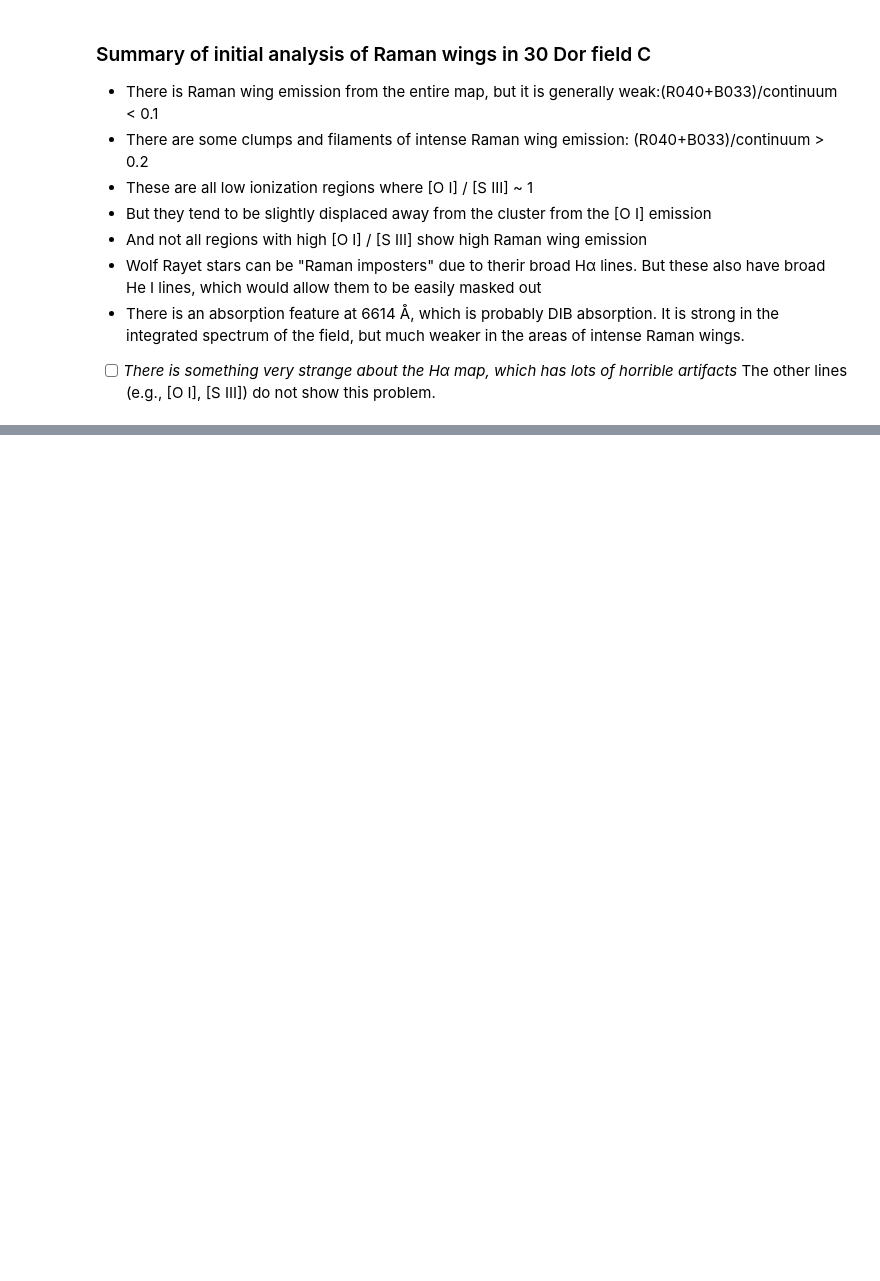
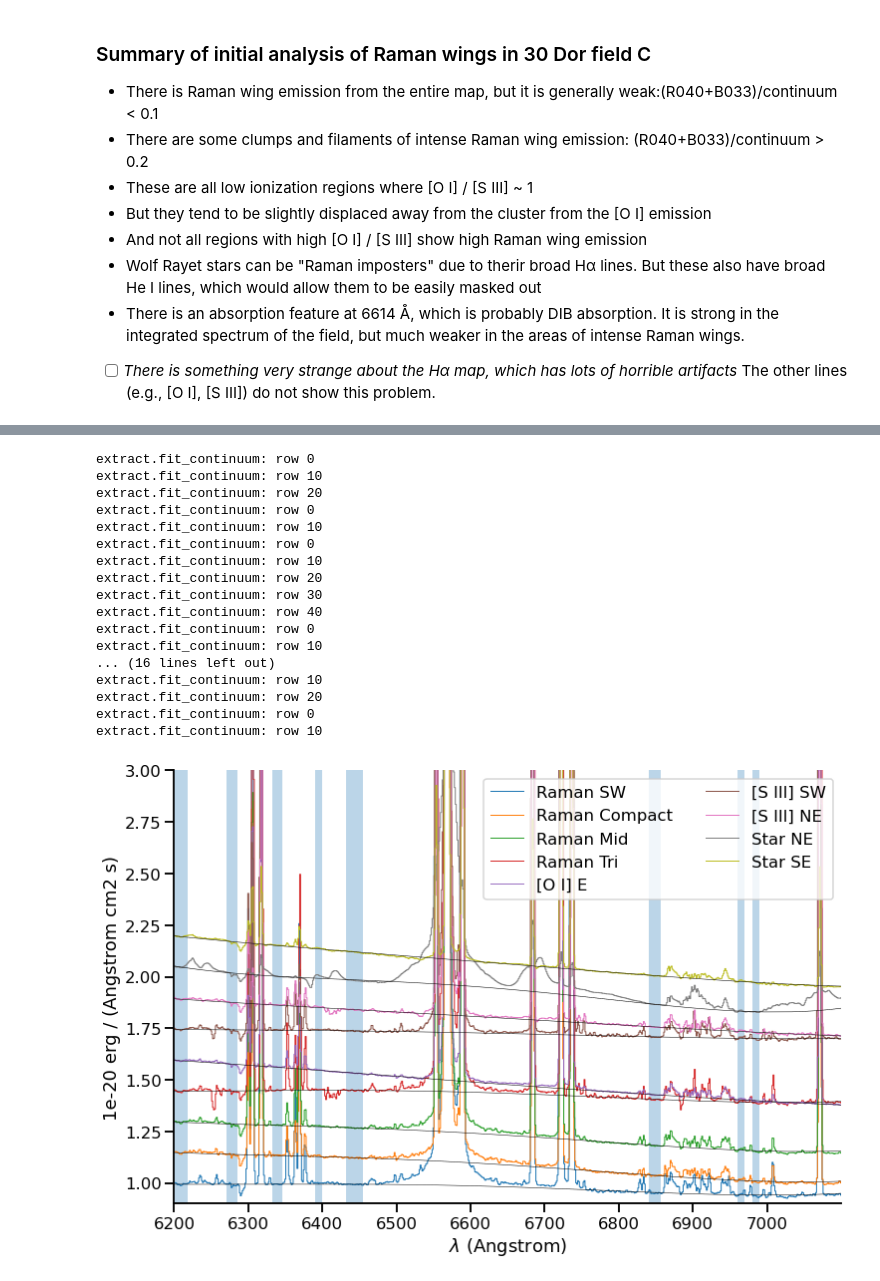
Before and after one commit to will-henney/muse-hii-regions, a Jupyter notebook: notebooks/05-01-LMC-30Dor-subcube-test.ipynb, the cells around one changed output, grey strips where cells are left out. Drawn from its saved outputs; the diff is of its cells as text; code cells hidden in the pictures; blank space fills up the shorter version.

```diff
--- a/notebooks/05-01-LMC-30Dor-subcube-test.ipynb
+++ b/notebooks/05-01-LMC-30Dor-subcube-test.ipynb
@@ -250,0 +393,5 @@ for im, label in [
+# %%
+wavranges = [
+    (6200, 6218), (6270, 6286), (6333, 6346), (6390, 6400), (6432, 6455),
+    (6840, 6856), (6960, 6970), (6980, 6990),
+]
@@ -250,0 +406,46 @@ for im, label in [
+# %%
+fig, ax = plt.subplots(1, 1, figsize=(12, 8))
+offset = 0.0
+for key, box in boxes.items():
+    yslice, xslice = box.slices
+    subcube = cubeC[:, yslice, xslice]
+    contcube = extract.fit_continuum(
+        subcube, wav_ranges=wavranges, deg=4, median=False,
+    )
+    spec = subcube.mean(axis=(1, 2))
+    cspec = contcube.mean(axis=(1, 2))
+    cspec /= spec.data[0]
+    cspec += offset
+    spec /= spec.data[0]
+    spec += offset
+    spec.plot(label=key)
+    cspec.plot(label="_nolabel_", c="k", linewidth=0.5)
+    offset += 0.15
+
+for wavrange in wavranges:
+    ax.axvspan(*wavrange, alpha=0.3)
+ax.legend(ncol=2)
+ax.set(
+    yscale="linear",
+    ylim=[0.9, 3.0],
+)
+sns.despine();
+# %% [output]
+extract.fit_continuum: row 0
+extract.fit_continuum: row 10
+extract.fit_continuum: row 20
+extract.fit_continuum: row 0
+extract.fit_continuum: row 10
+extract.fit_continuum: row 0
+extract.fit_continuum: row 10
+extract.fit_continuum: row 20
+extract.fit_continuum: row 30
+extract.fit_continuum: row 40
+extract.fit_continuum: row 0
+extract.fit_continuum: row 10
+... (16 lines left out)
+extract.fit_continuum: row 10
+extract.fit_continuum: row 20
+extract.fit_continuum: row 0
+extract.fit_continuum: row 10
+[figure, added]
```
Also changed, not shown: parts of 23 cells of this notebook, 2 other files.
